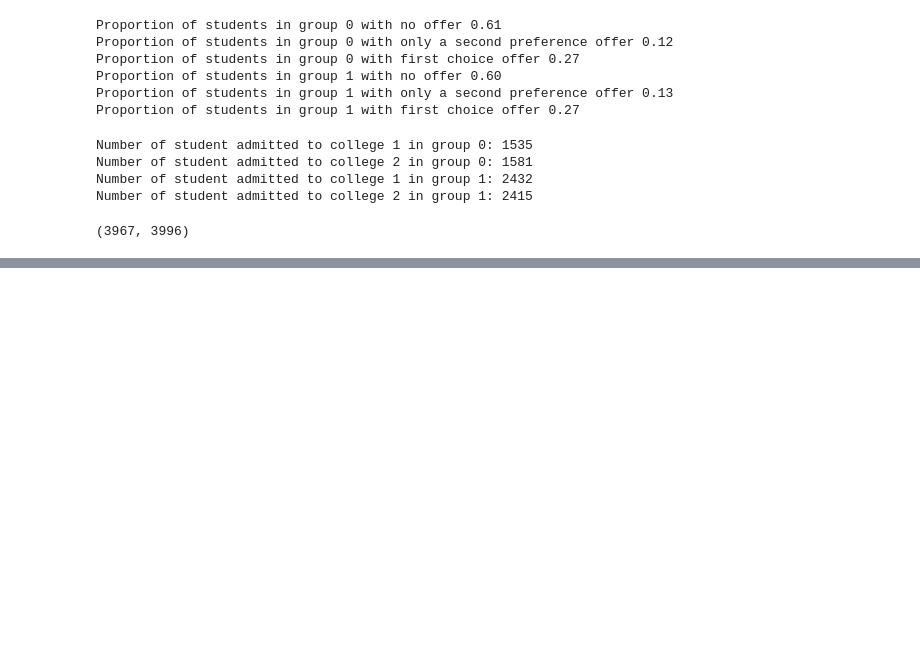
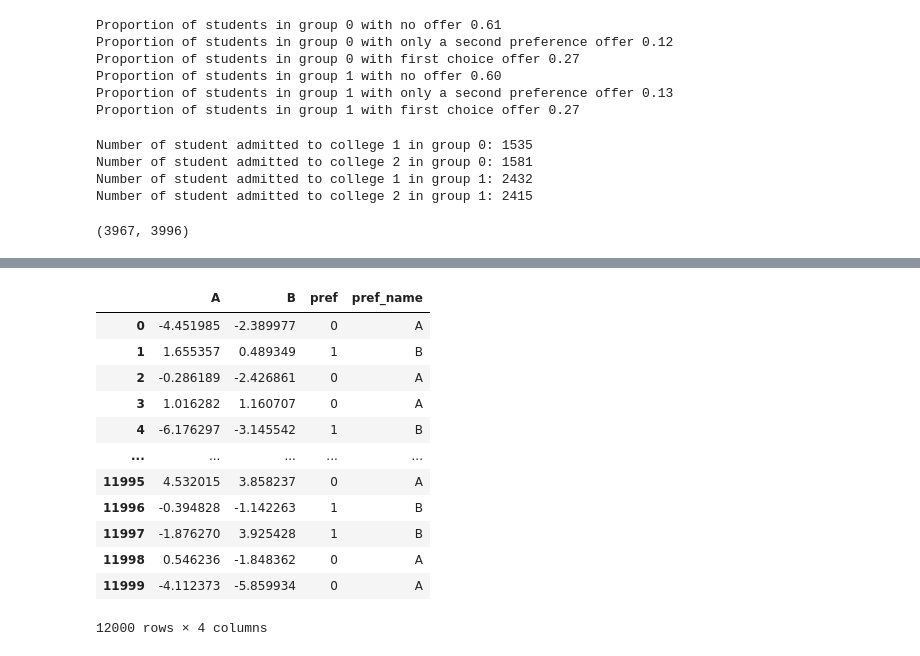
Before and after one commit to LiamNgn/Fairness-Matching, a Jupyter notebook: Matching with Bayes.ipynb, the cells around one changed output, grey strips where cells are left out. Saved outputs shown, nothing was run; the diff lists cells and outputs as text; code cells hidden in the pictures; blank space fills up the shorter version.

```diff
--- a/Matching with Bayes.ipynb
+++ b/Matching with Bayes.ipynb
@@ -158,0 +216,5 @@ Number of student admitted to college 2 in group 1: 2415
+# %%
+Pa = 2
+# %%
+df1['bayes'] = np.where(df1['pref_name']=='B',anal_cond_exp(df1['B'],Pa,chi[0],sigma[0],lambdas[0]),df1['B'])
+df2['bayes'] = np.where(df2['pref_name']=='B',anal_cond_exp(df2['B'],Pa,chi[1],sigma[1],lambdas[1]),df2['B'])
@@ -158,0 +269,16 @@ Number of student admitted to college 2 in group 1: 2415
+# %%
+df2.loc[df2['pref_name'] == 'B','new_val'] =
+# %% [output]
+|  | A | B | pref | pref_name |
+| 0 | -4.451985 | -2.389977 | 0 | A |
+| 1 | 1.655357 | 0.489349 | 1 | B |
+| 2 | -0.286189 | -2.426861 | 0 | A |
+| 3 | 1.016282 | 1.160707 | 0 | A |
+| 4 | -6.176297 | -3.145542 | 1 | B |
+| ... | ... | ... | ... | ... |
+| 11995 | 4.532015 | 3.858237 | 0 | A |
+| 11996 | -0.394828 | -1.142263 | 1 | B |
+| 11997 | -1.876270 | 3.925428 | 1 | B |
+| 11998 | 0.546236 | -1.848362 | 0 | A |
+| 11999 | -4.112373 | -5.859934 | 0 | A |
+12000 rows × 4 columns
```
Also changed, not shown: parts of 17 cells of this notebook, 1 other file.
